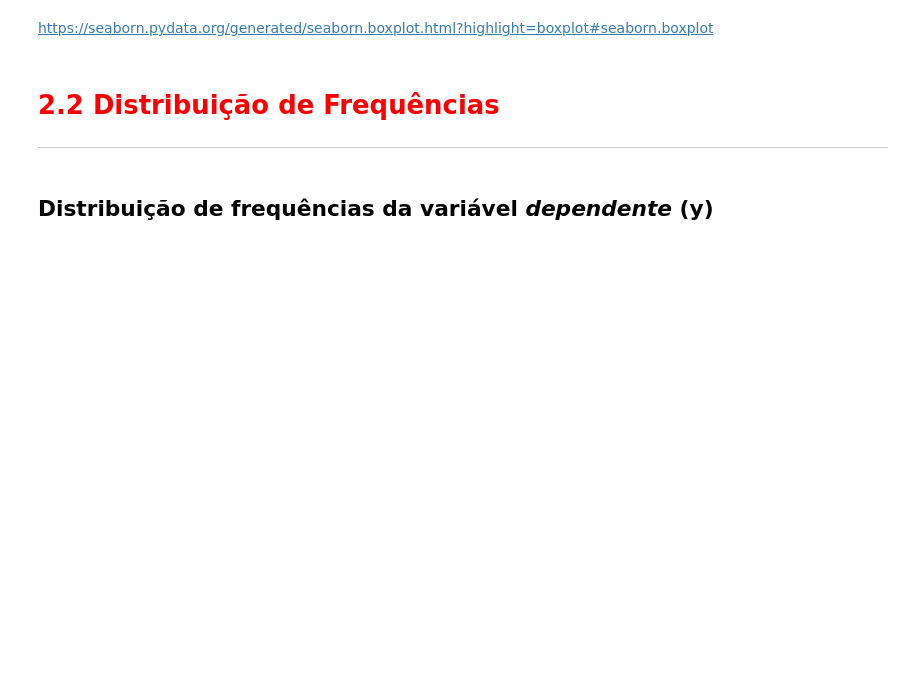
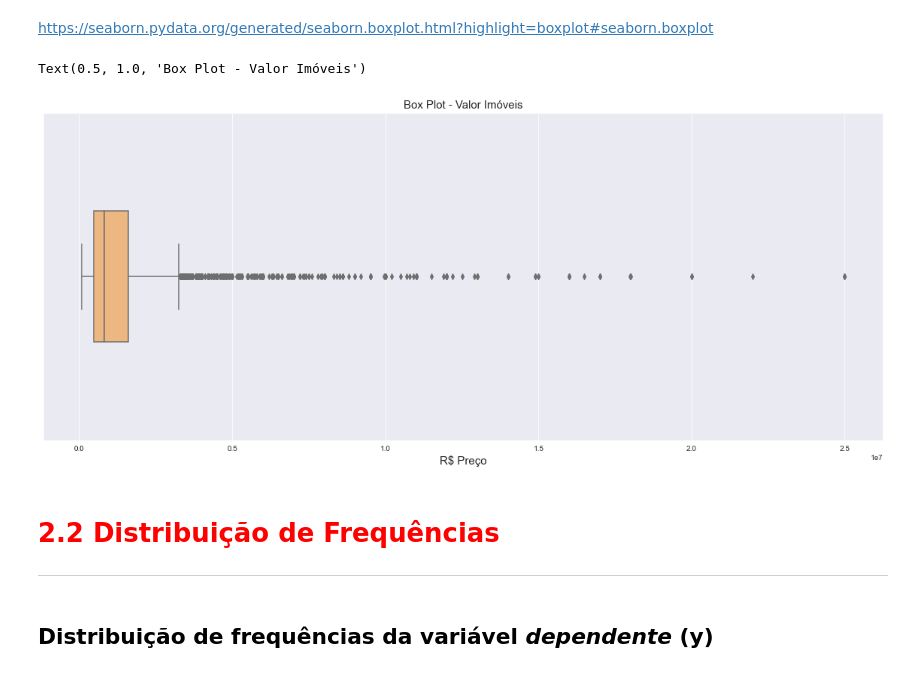
Before and after one commit to ciqueti/reg-linear, a Jupyter notebook: reg-linear-II/Projeto/Regressão Linear.ipynb, the cells around one changed output. Saved outputs shown, nothing was run; the diff lists cells and outputs as text; code cells hidden in the pictures; blank space fills up the shorter version.

```diff
--- a/reg-linear-II/Projeto/Regressão Linear.ipynb
+++ b/reg-linear-II/Projeto/Regressão Linear.ipynb
@@ -88,8 +90,9 @@ https://seaborn.pydata.org/
 ## Configurações de formatação dos gráficos
 # %%
 # palette -> Accent, Accent_r, Blues, Blues_r, BrBG, BrBG_r, BuGn, BuGn_r, BuPu, BuPu_r, CMRmap, CMRmap_r, Dark2, Dark2_r, GnBu, GnBu_r, Greens, Greens_r, Greys, Greys_r, OrRd, OrRd_r, Oranges, Oranges_r, PRGn, PRGn_r, Paired, Paired_r, Pastel1, Pastel1_r, Pastel2, Pastel2_r, PiYG, PiYG_r, PuBu, PuBuGn, PuBuGn_r, PuBu_r, PuOr, PuOr_r, PuRd, PuRd_r, Purples, Purples_r, RdBu, RdBu_r, RdGy, RdGy_r, RdPu, RdPu_r, RdYlBu, RdYlBu_r, RdYlGn, RdYlGn_r, Reds, Reds_r, Set1, Set1_r, Set2, Set2_r, Set3, Set3_r, Spectral, Spectral_r, Wistia, Wistia_r, YlGn, YlGnBu, YlGnBu_r, YlGn_r, YlOrBr, YlOrBr_r, YlOrRd, YlOrRd_r, afmhot, afmhot_r, autumn, autumn_r, binary, binary_r, bone, bone_r, brg, brg_r, bwr, bwr_r, cividis, cividis_r, cool, cool_r, coolwarm, coolwarm_r, copper, copper_r, cubehelix, cubehelix_r, flag, flag_r, gist_earth, gist_earth_r, gist_gray, gist_gray_r, gist_heat, gist_heat_r, gist_ncar, gist_ncar_r, gist_rainbow, gist_rainbow_r, gist_stern, gist_stern_r, gist_yarg, gist_yarg_r, gnuplot, gnuplot2, gnuplot2_r, gnuplot_r, gray, gray_r, hot, hot_r, hsv, hsv_r, icefire, icefire_r, inferno, inferno_r, jet, jet_r, magma, magma_r, mako, mako_r, nipy_spectral, nipy_spectral_r, ocean, ocean_r, pink, pink_r, plasma, plasma_r, prism, prism_r, rainbow, rainbow_r, rocket, rocket_r, seismic, seismic_r, spring, spring_r, summer, summer_r, tab10, tab10_r, tab20, tab20_r, tab20b, tab20b_r, tab20c, tab20c_r, terrain, terrain_r, viridis, viridis_r, vlag, vlag_r, winter, winter_r
-
+sns.set_palette('gist_heat_r')
 # style -> white, dark, whitegrid, darkgrid, ticks
+sns.set_style('darkgrid')
 # %% [markdown]
 ## Box plot da variável *dependente* (y)
 # %% [markdown]
@@ -105,3 +102,11 @@ ax
+# %%
+ax = sns.boxplot(data=dados, x='Valor', orient='h', width=0.4)
+ax.figure.set_size_inches(20,8)
+ax.set_xlabel('R$ Preço', fontsize=15)
+ax.set_title('Box Plot - Valor Imóveis', fontsize=15)
+# %% [output]
+Text(0.5, 1.0, 'Box Plot - Valor Imóveis')
+[figure, added]
 # %% [markdown]
 # <font color='red' style='font-size: 30px;'>2.2 Distribuição de Frequências</font>
 <hr style='border: 2px solid red;'>
```
Also changed, not shown: parts of 48 cells of this notebook.
